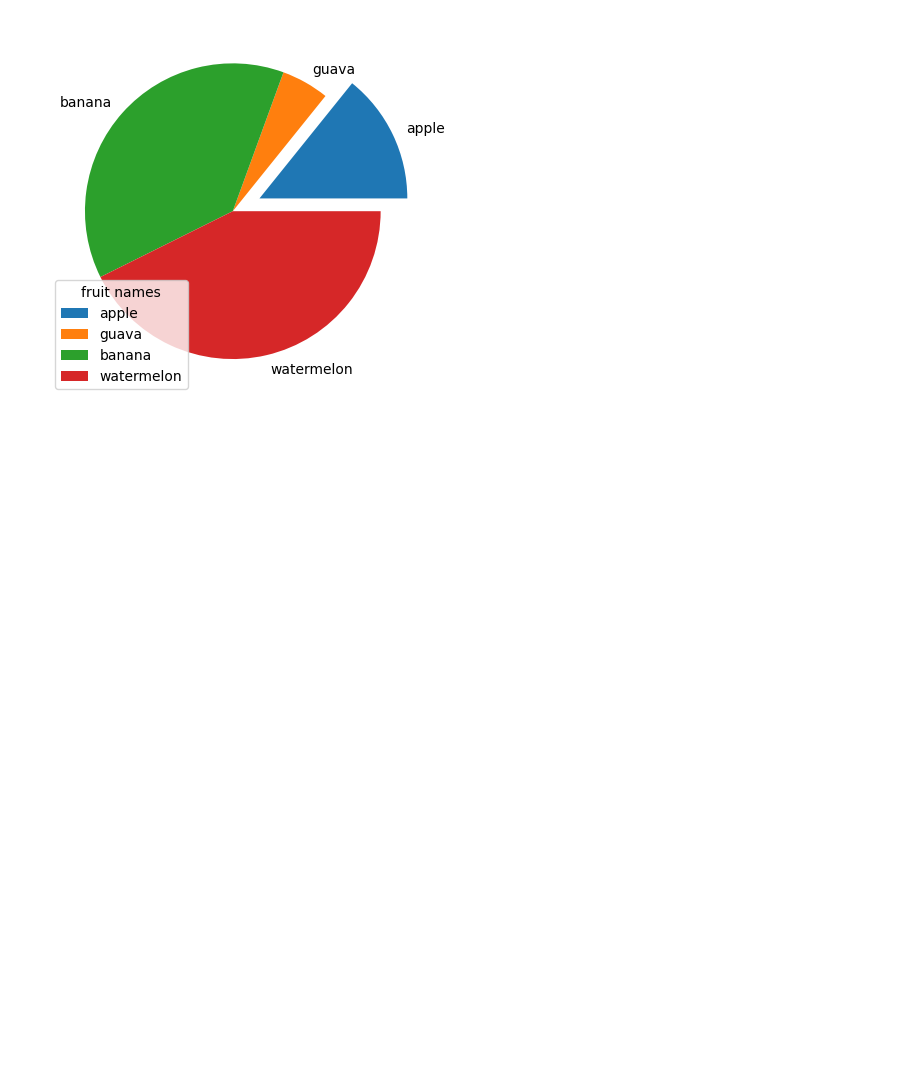
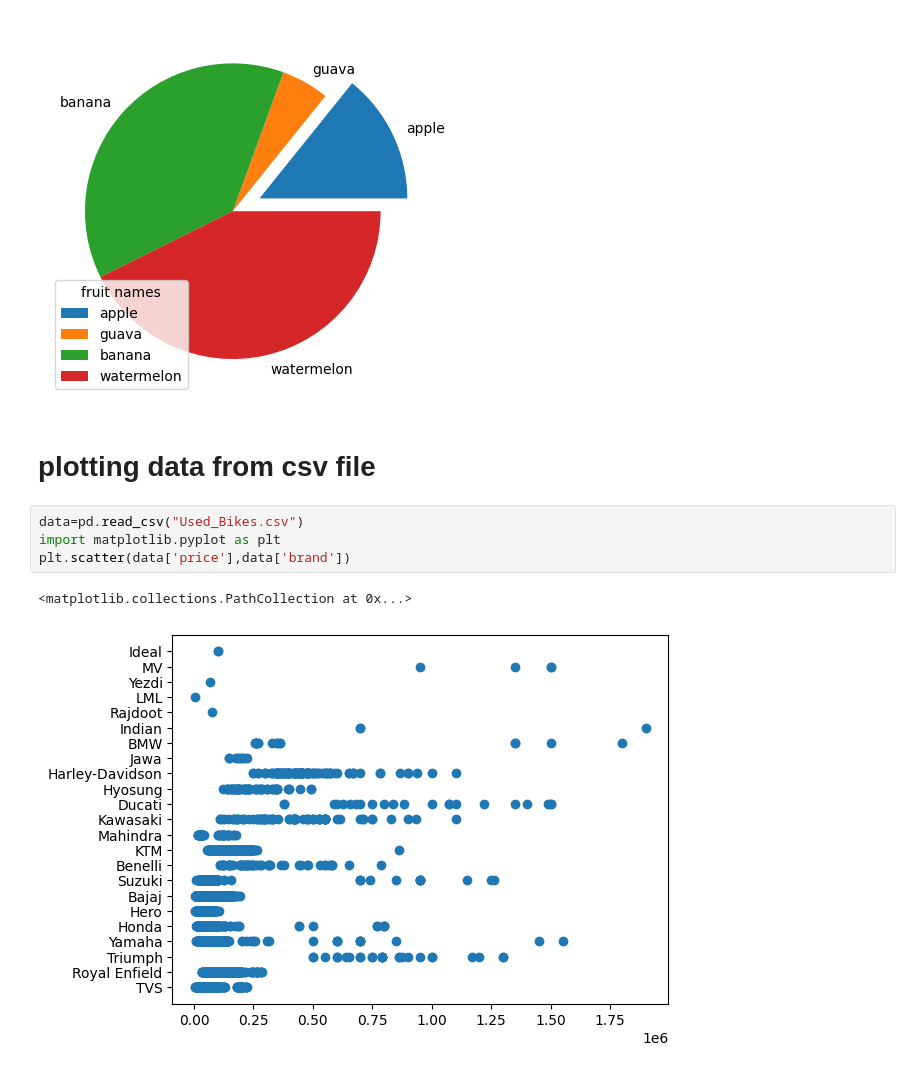
Before and after one commit to sachin09999/data-science, a Jupyter notebook: matplotlib/matplot.ipynb, the cells around one changed output. Drawn from its saved outputs; the diff is of its cells as text; blank space fills up the shorter version.

```diff
--- a/matplotlib/matplot.ipynb
+++ b/matplotlib/matplot.ipynb
@@ -203,3 +203,12 @@ plt.legend(title="fruit names") #title="fruit names"
 plt.show()
 # %% [output]
 [figure]
+# %% [markdown]
+# plotting data from csv file
+# %%
+data=pd.read_csv("Used_Bikes.csv")
+import matplotlib.pyplot as plt
+plt.scatter(data['price'],data['brand'])
+# %% [output]
+<matplotlib.collections.PathCollection at 0x...>
+[figure, added]
```
Also changed, not shown: parts of 4 cells of this notebook, 2 other files.
